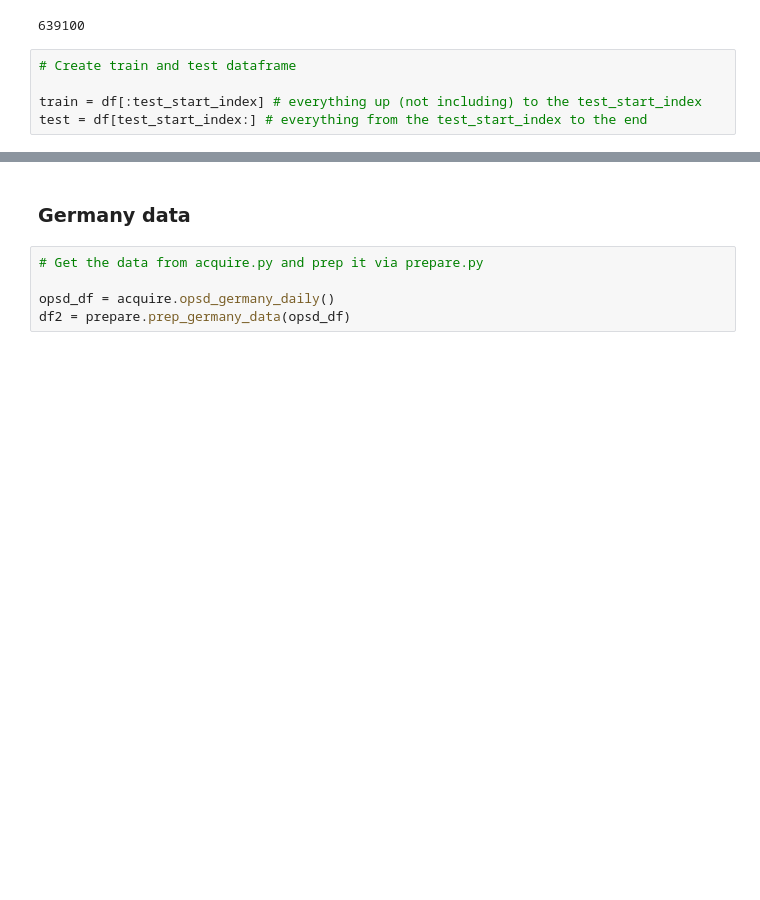
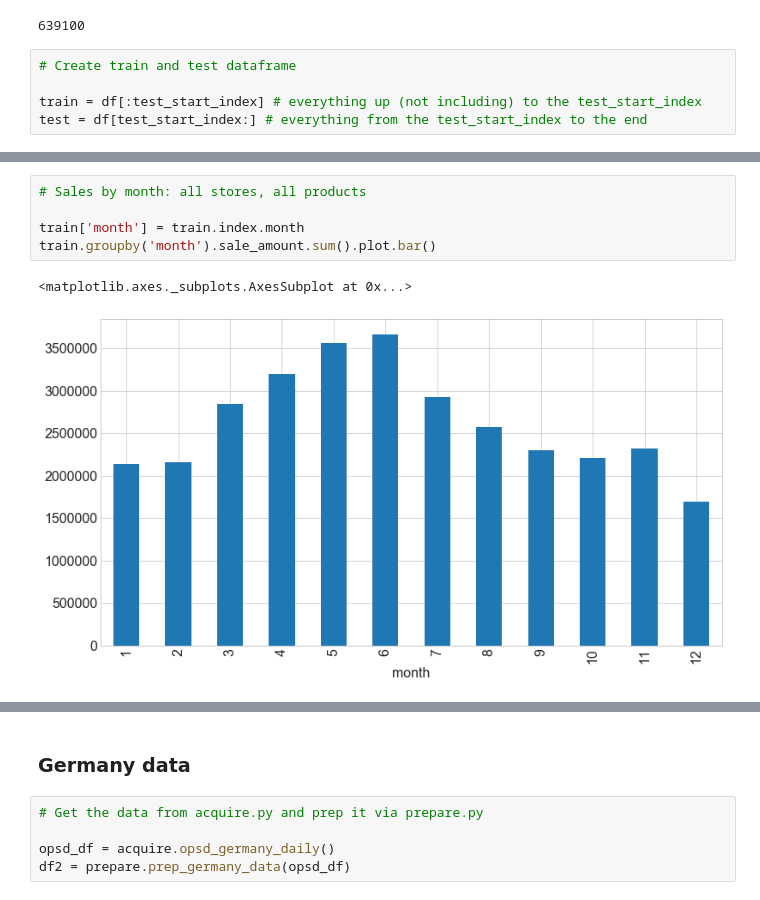
Before and after one commit to QuantumKane/time-series-exercises, a Jupyter notebook: ts_explore.ipynb, the cells around one changed output, grey strips where cells are left out. Drawn from its saved outputs; the diff is of its cells as text; blank space fills up the shorter version.

```diff
--- a/ts_explore.ipynb
+++ b/ts_explore.ipynb
@@ -108,0 +130,8 @@ test = df[test_start_index:] # everything from the test_start_index to the end
+# %%
+# Sales by month: all stores, all products
+
+train['month'] = train.index.month
+train.groupby('month').sale_amount.sum().plot.bar()
+# %% [output]
+<matplotlib.axes._subplots.AxesSubplot at 0x...>
+[figure, added]
```
Also changed, not shown: parts of 19 cells of this notebook.
